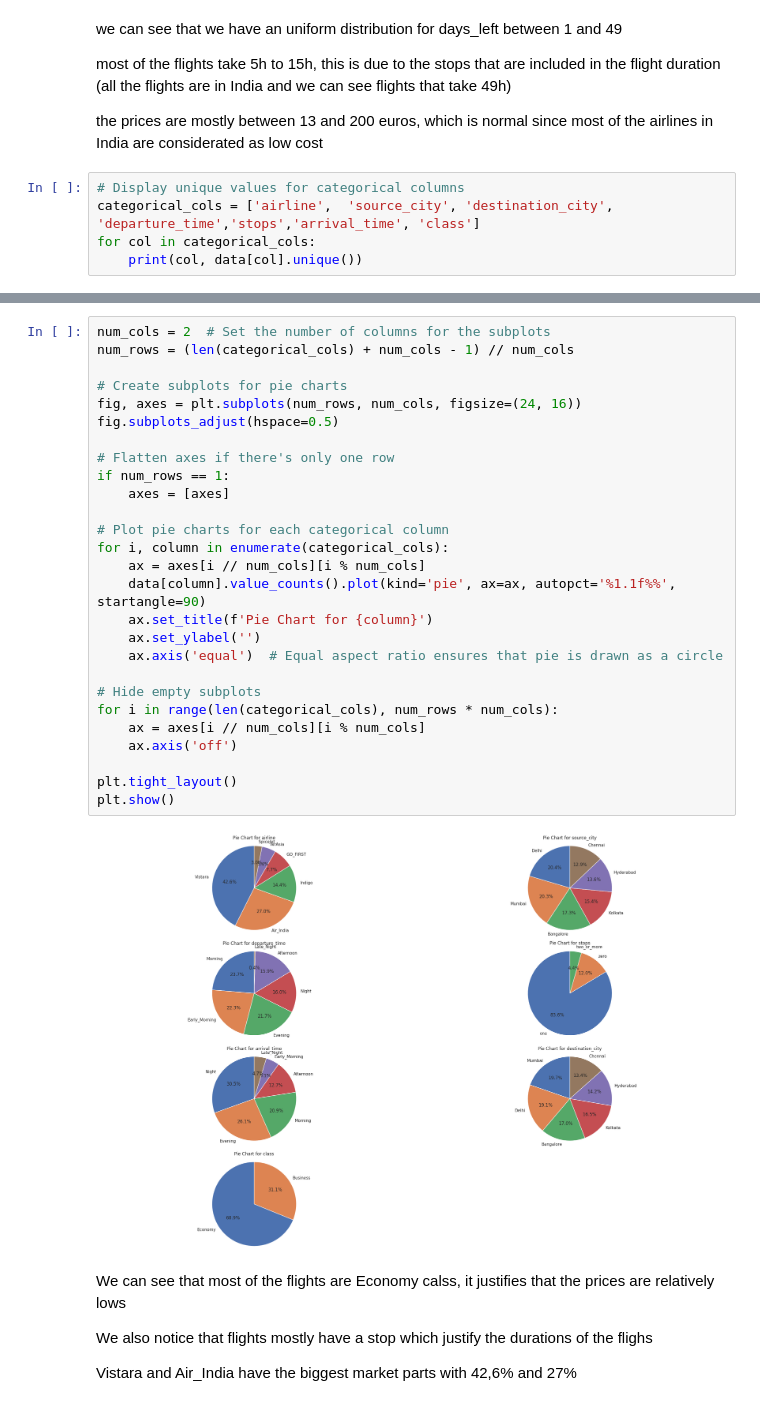
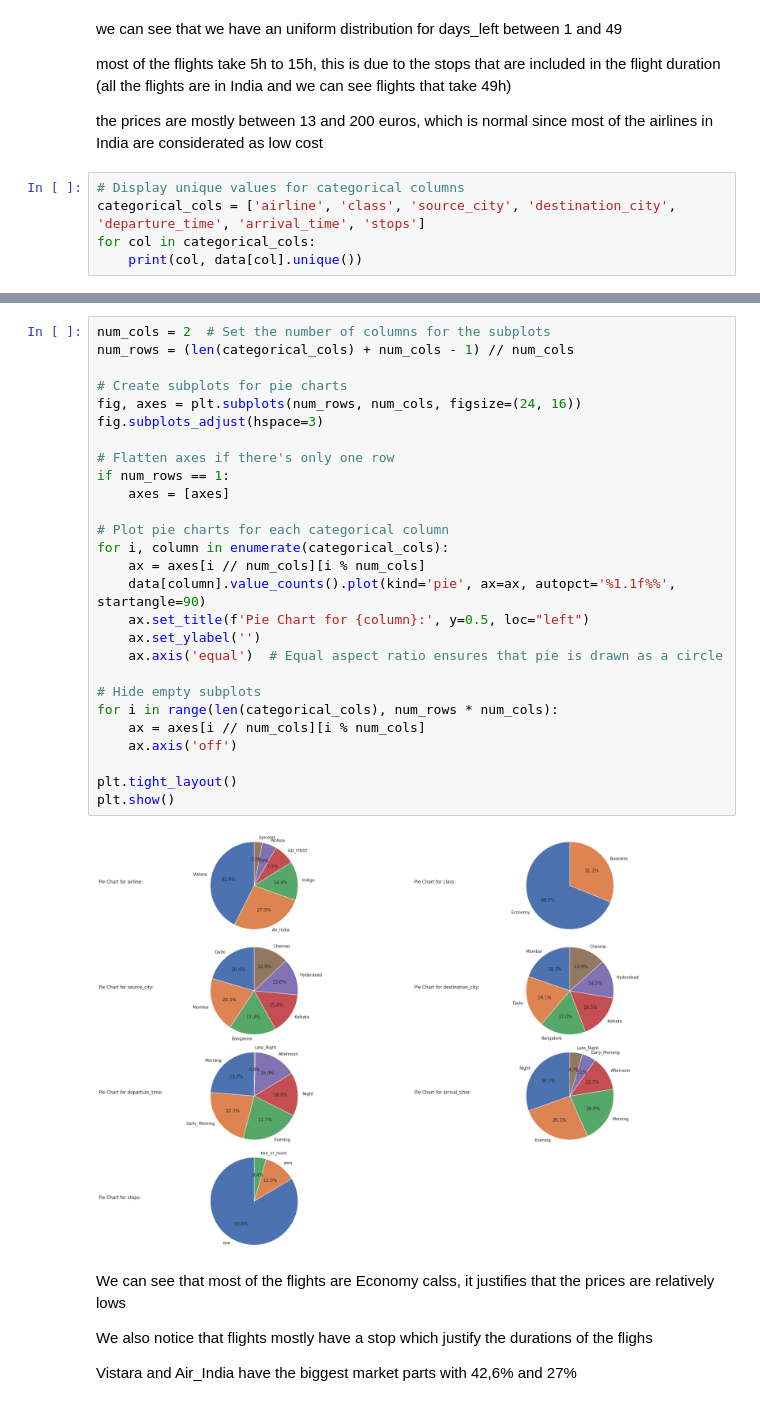
Before and after one commit to ZakariaSoukrat/SkyForcasters, a Jupyter notebook: Projet_AAA_.ipynb, the cells around one changed output, grey strips where cells are left out. Cells and saved outputs as stored; diff of their text form.

```diff
--- a/Projet_AAA_.ipynb
+++ b/Projet_AAA_.ipynb
@@ -125,7 +125,7 @@ most of the flights take 5h to 15h, this is due to the stops that are included i
 the prices are mostly between 13 and 200 euros, which is normal since most of the airlines in India are considerated as low cost
 # %%
 # Display unique values for categorical columns
-categorical_cols = ['airline',  'source_city', 'destination_city', 'departure_time','stops','arrival_time', 'class']
+categorical_cols = ['airline', 'class', 'source_city', 'destination_city', 'departure_time', 'arrival_time', 'stops']
 for col in categorical_cols:
     print(col, data[col].unique())
 # %% [output]
@@ -161,32 +161,32 @@ plt.show()
 # %%
 num_cols = 2  # Set the number of columns for the subplots
 num_rows = (len(categorical_cols) + num_cols - 1) // num_cols
 
 # Create subplots for pie charts
 fig, axes = plt.subplots(num_rows, num_cols, figsize=(24, 16))
-fig.subplots_adjust(hspace=0.5)
+fig.subplots_adjust(hspace=3)
 
 # Flatten axes if there's only one row
 if num_rows == 1:
     axes = [axes]
 
 # Plot pie charts for each categorical column
 for i, column in enumerate(categorical_cols):
     ax = axes[i // num_cols][i % num_cols]
     data[column].value_counts().plot(kind='pie', ax=ax, autopct='%1.1f%%', startangle=90)
-    ax.set_title(f'Pie Chart for {column}')
+    ax.set_title(f'Pie Chart for {column}:', y=0.5, loc="left")
     ax.set_ylabel('')
     ax.axis('equal')  # Equal aspect ratio ensures that pie is drawn as a circle
 
 # Hide empty subplots
 for i in range(len(categorical_cols), num_rows * num_cols):
     ax = axes[i // num_cols][i % num_cols]
     ax.axis('off')
 
 plt.tight_layout()
 plt.show()
 # %% [output]
-[figure, old version]
+[figure, new version]
 # %% [markdown]
 We can see that most of the flights are Economy calss, it justifies that the prices are relatively lows
 
```
Also changed, not shown: parts of 8 cells of this notebook.
